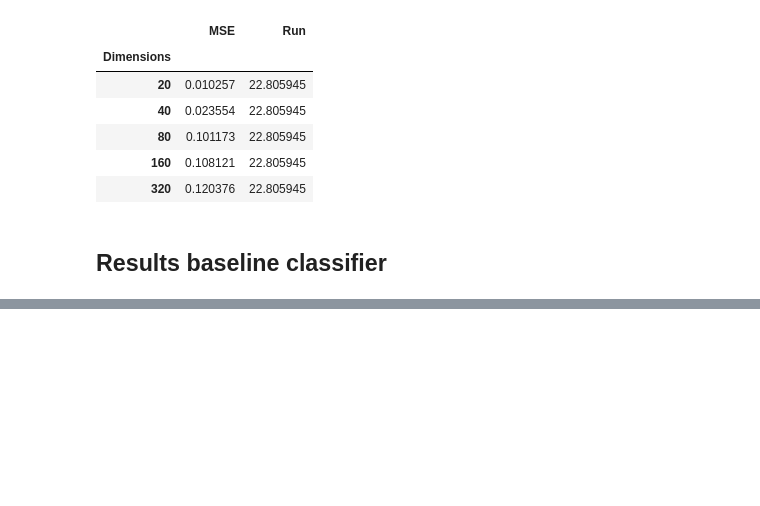
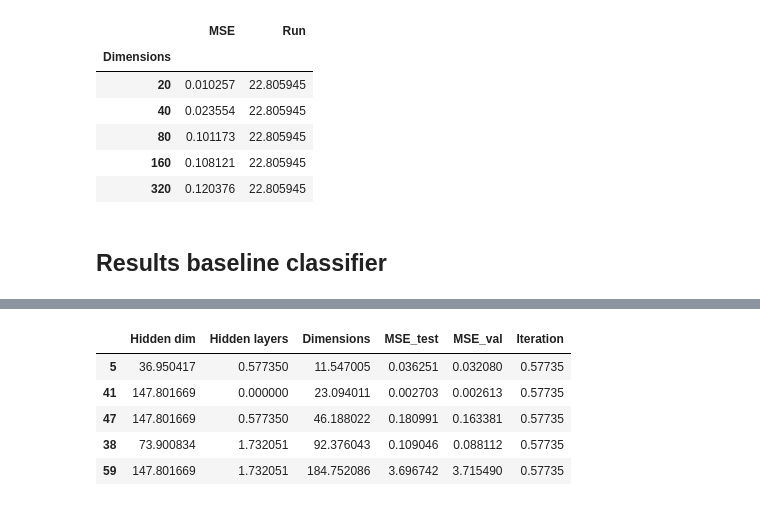
Before and after one commit to theislab/scRatio, a Jupyter notebook: notebooks/mi_estimation/evaluate_results_retrain.ipynb, the cells around one changed output, grey strips where cells are left out. Cells and saved outputs as stored; diff of their text form; code cells hidden in the pictures; blank space fills up the shorter version.

```diff
--- a/notebooks/mi_estimation/evaluate_results_retrain.ipynb
+++ b/notebooks/mi_estimation/evaluate_results_retrain.ipynb
@@ -248,0 +259,9 @@ results_baseline_clf_df.groupby(["Hidden dim", "Hidden layers", "Dimensions"]).m
+# %%
+best_configs_std
+# %% [output]
+|  | Hidden dim | Hidden layers | Dimensions | MSE_test | MSE_val | Iteration |
+| 5 | 36.950417 | 0.577350 | 11.547005 | 0.036251 | 0.032080 | 0.57735 |
+| 41 | 147.801669 | 0.000000 | 23.094011 | 0.002703 | 0.002613 | 0.57735 |
+| 47 | 147.801669 | 0.577350 | 46.188022 | 0.180991 | 0.163381 | 0.57735 |
+| 38 | 73.900834 | 1.732051 | 92.376043 | 0.109046 | 0.088112 | 0.57735 |
+| 59 | 147.801669 | 1.732051 | 184.752086 | 3.696742 | 3.715490 | 0.57735 |
```
Also changed, not shown: parts of 5 cells of this notebook, 8 other files.
